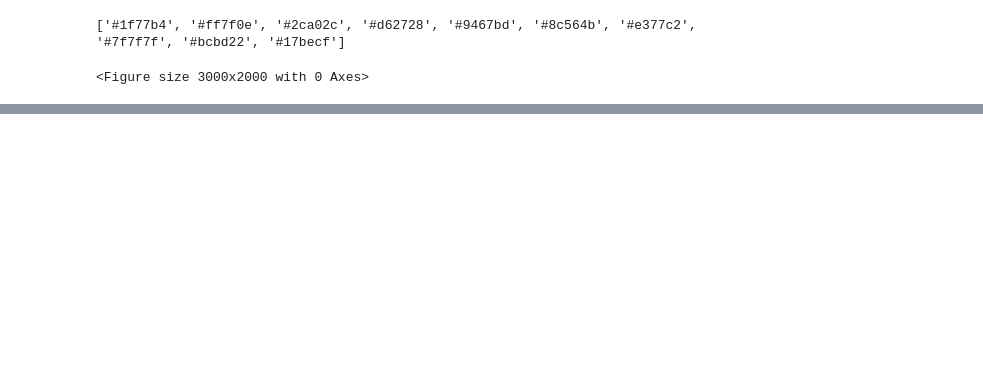
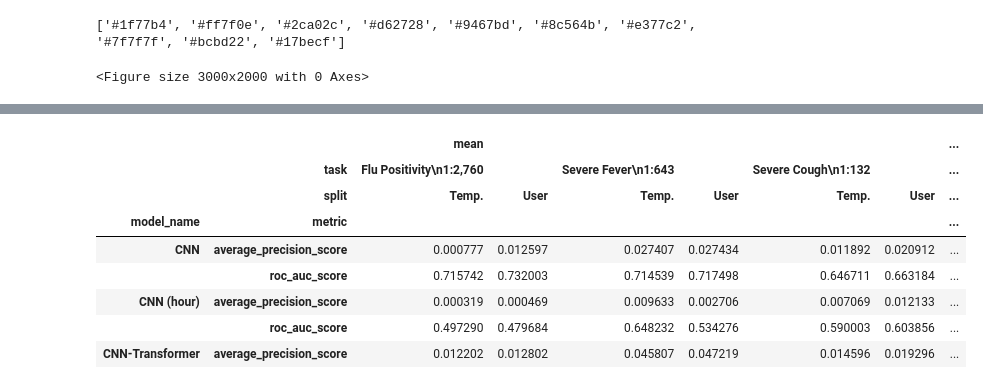
Before and after one commit to behavioral-data/Homekit2020, a Jupyter notebook: notebooks/figures/p_at_k.ipynb, the cells around one changed output, grey strips where cells are left out. Saved outputs shown, nothing was run; the diff lists cells and outputs as text; code cells hidden in the pictures; blank space fills up the shorter version.

```diff
--- a/notebooks/figures/p_at_k.ipynb
+++ b/notebooks/figures/p_at_k.ipynb
@@ -302,0 +349,17 @@ with plt.style.context('./src/visualization/stylesheets/paper.mplstyle'):
+# %%
+## Making New Tables
+metric_df = pd.DataFrame(metric_results)
+metric_df["task"] = metric_df["task"].map(TAKS_NAME_MAP)
+metric_df["split"] = metric_df["split"].map({"temporal":"Temp.","user":"User"})
+metric_df = metric_df.pivot(values=["mean"], index=["model_name","metric"], columns=["task","split"])
+metric_df.head()
+# %% [output]
+|  |  | mean |  |  |  |  |  | ... |
+|  | task | Flu Positivity\n1:2,760 |  | Severe Fever\n1:643 |  | Severe Cough\n1:132 |  | ... |
+|  | split | Temp. | User | Temp. | User | Temp. | User | ... |
+| model_name | metric |  |  |  |  |  |  | ... |
+| CNN | average_precision_score | 0.000777 | 0.012597 | 0.027407 | 0.027434 | 0.011892 | 0.020912 | ... |
+|  | roc_auc_score | 0.715742 | 0.732003 | 0.714539 | 0.717498 | 0.646711 | 0.663184 | ... |
+| CNN (hour) | average_precision_score | 0.000319 | 0.000469 | 0.009633 | 0.002706 | 0.007069 | 0.012133 | ... |
+|  | roc_auc_score | 0.497290 | 0.479684 | 0.648232 | 0.534276 | 0.590003 | 0.603856 | ... |
+| CNN-Transformer | average_precision_score | 0.012202 | 0.012802 | 0.045807 | 0.047219 | 0.014596 | 0.019296 | ... |
```
Also changed, not shown: parts of 15 cells of this notebook.
